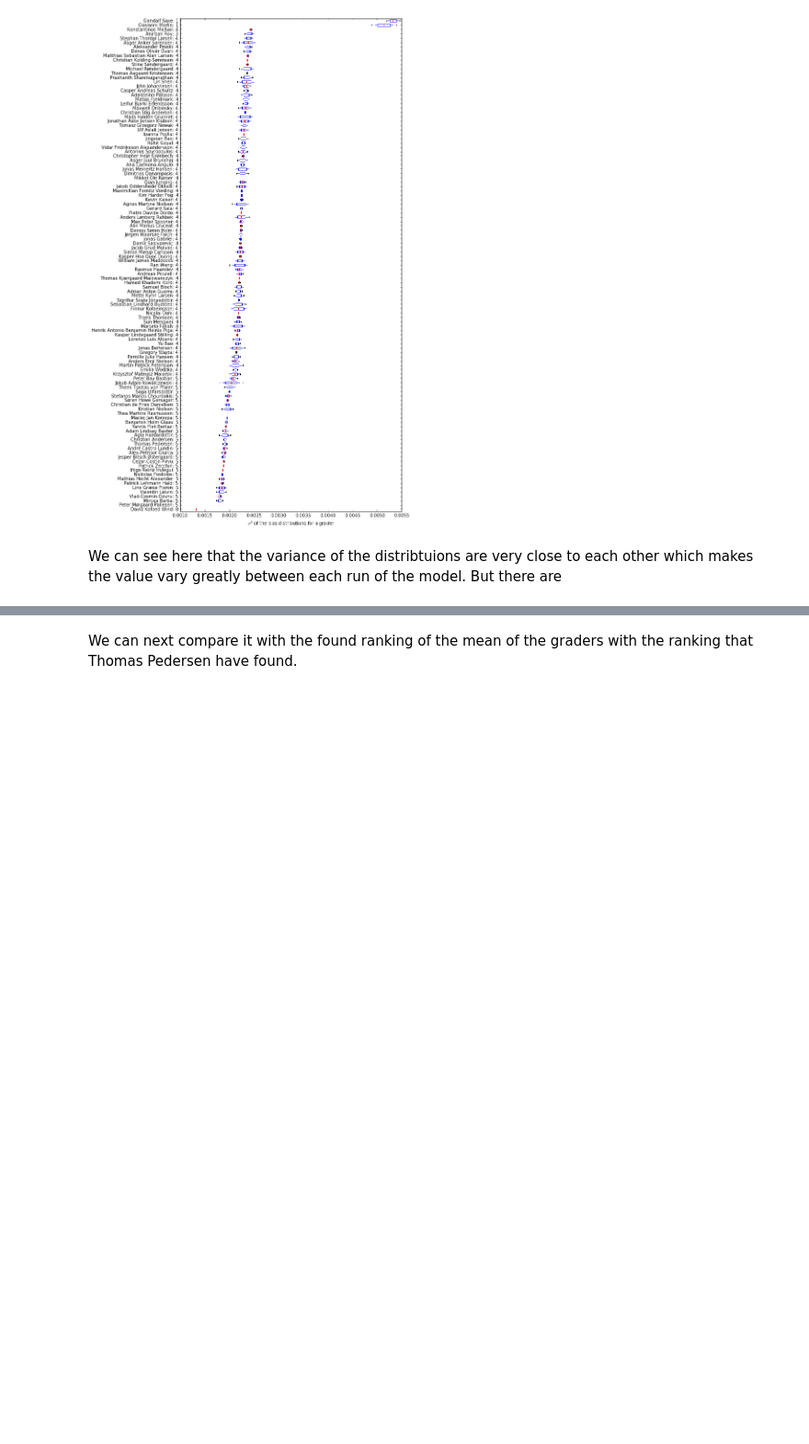
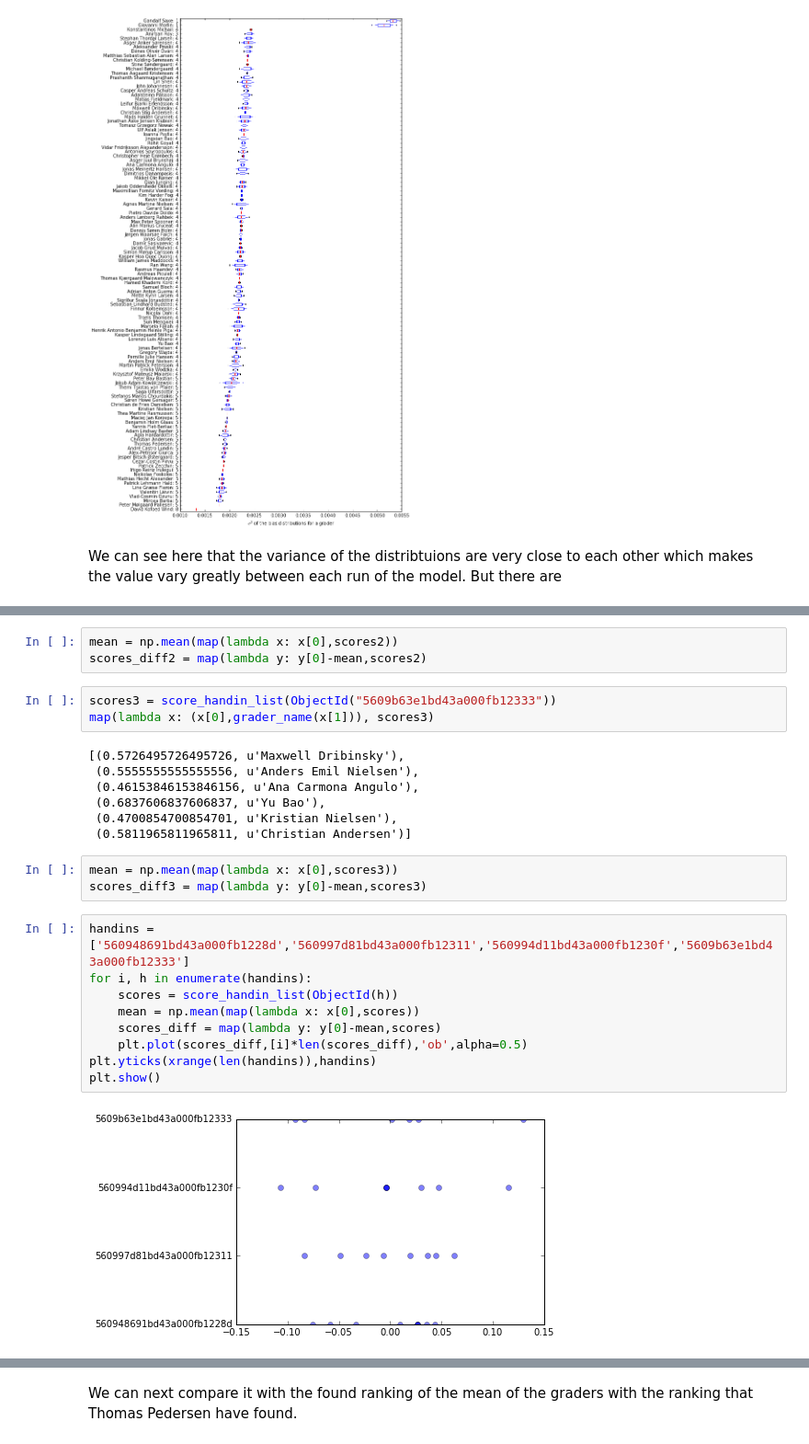
Before and after one commit to TomMalow/pymcmodels, a Jupyter notebook: Score of handin.ipynb, the cells around one changed output, grey strips where cells are left out. Shown at 92% size. Drawn from its saved outputs; the diff is of its cells as text; blank space fills up the shorter version.

```diff
--- a/Score of handin.ipynb
+++ b/Score of handin.ipynb
@@ -460,0 +467,27 @@ We can see here that the variance of the distribtuions are very close to each ot
+# %%
+mean = np.mean(map(lambda x: x[0],scores2))
+scores_diff2 = map(lambda y: y[0]-mean,scores2)
+# %%
+scores3 = score_handin_list(ObjectId("5609b63e1bd43a000fb12333"))
+map(lambda x: (x[0],grader_name(x[1])), scores3)
+# %% [output]
+[(0.5726495726495726, u'Maxwell Dribinsky'),
+ (0.5555555555555556, u'Anders Emil Nielsen'),
+ (0.46153846153846156, u'Ana Carmona Angulo'),
+ (0.6837606837606837, u'Yu Bao'),
+ (0.4700854700854701, u'Kristian Nielsen'),
+ (0.5811965811965811, u'Christian Andersen')]
+# %%
+mean = np.mean(map(lambda x: x[0],scores3))
+scores_diff3 = map(lambda y: y[0]-mean,scores3)
+# %%
+handins = ['560948691bd43a000fb1228d','560997d81bd43a000fb12311','560994d11bd43a000fb1230f','5609b63e1bd43a000fb12333']
+for i, h in enumerate(handins):
+    scores = score_handin_list(ObjectId(h))
+    mean = np.mean(map(lambda x: x[0],scores))
+    scores_diff = map(lambda y: y[0]-mean,scores)
+    plt.plot(scores_diff,[i]*len(scores_diff),'ob',alpha=0.5)
+plt.yticks(xrange(len(handins)),handins)
+plt.show()
+# %% [output]
+[figure, added]
```
Also changed, not shown: parts of 12 cells of this notebook.
